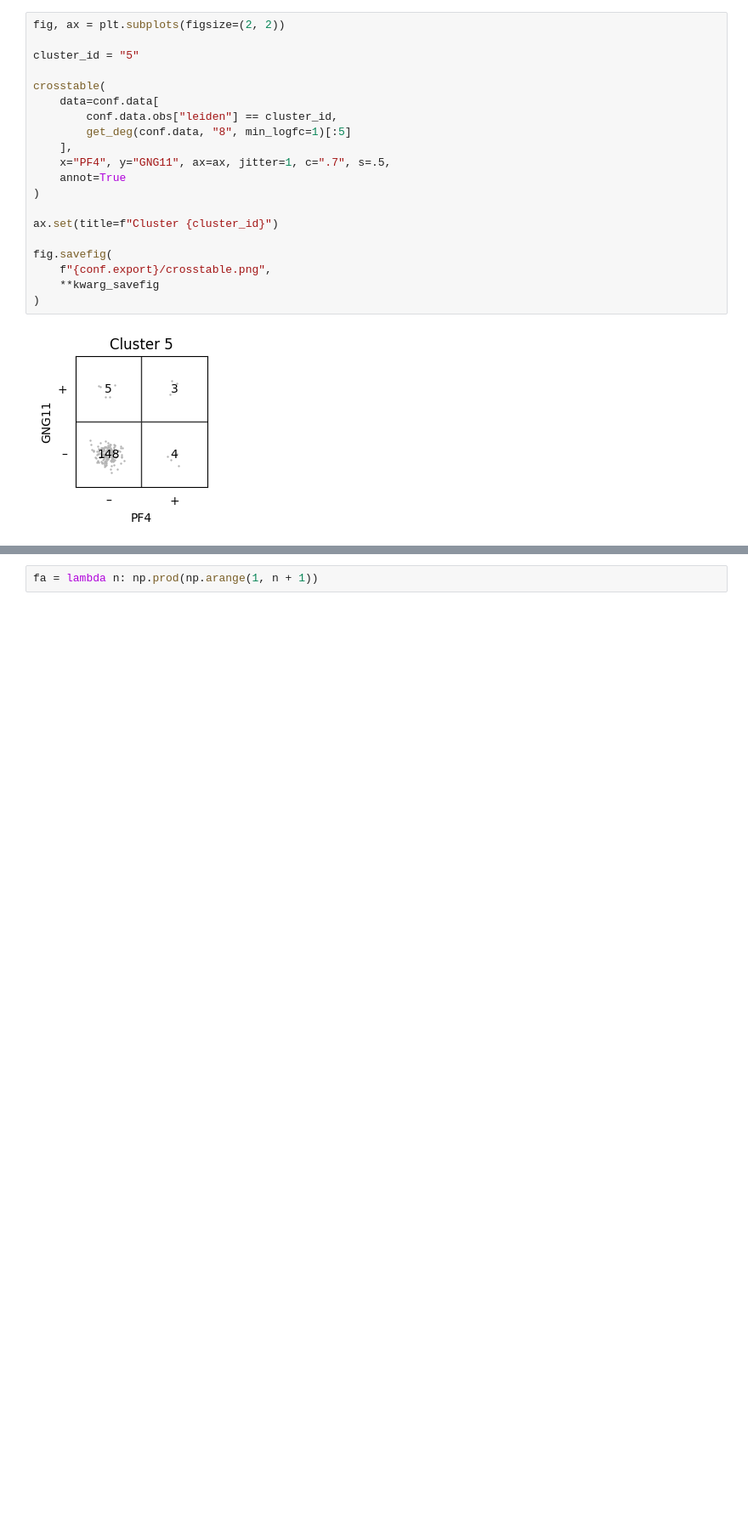
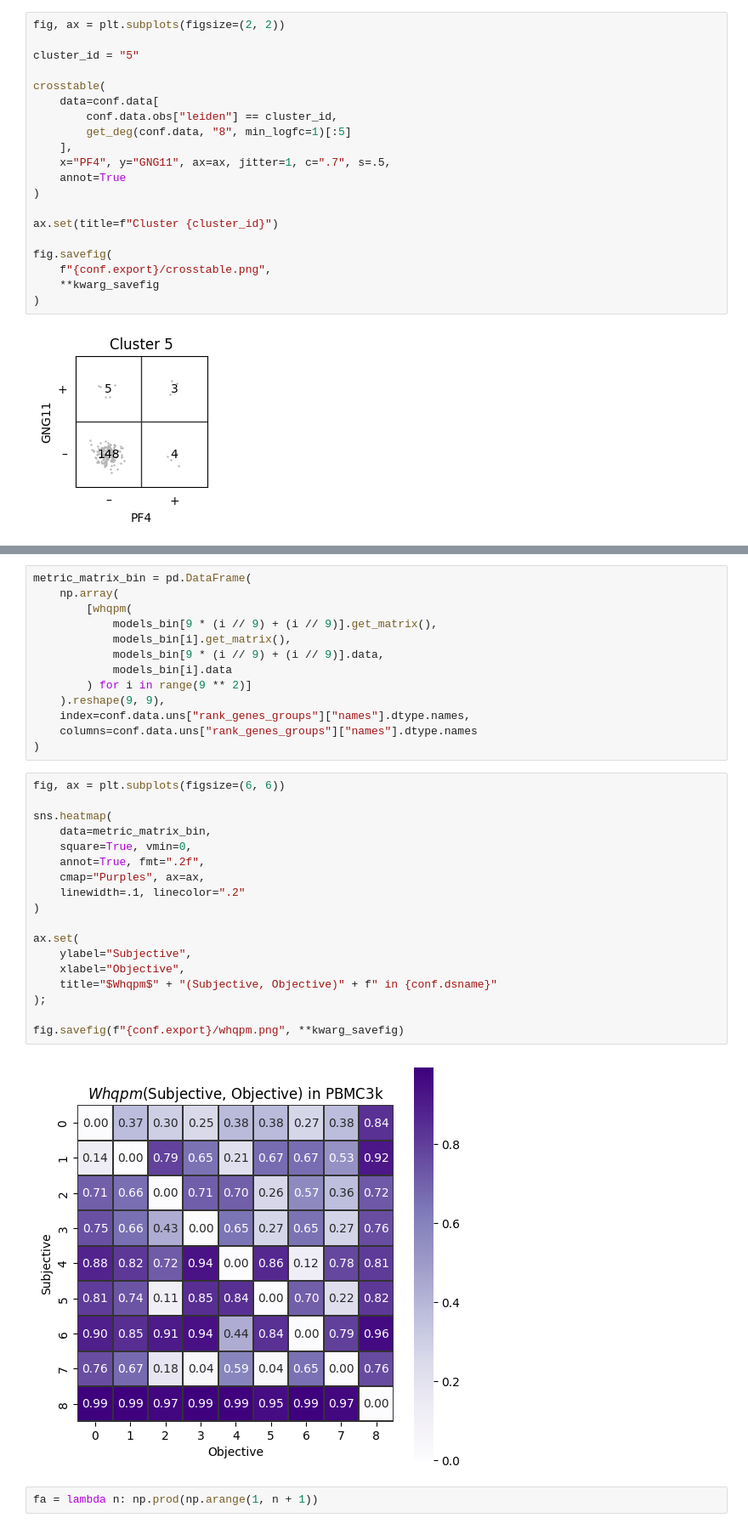
Before and after one commit to yo-aka-gene/grnet, a Jupyter notebook: docs/notebooks/pbmc3k_viz.ipynb, the cells around one changed output, grey strips where cells are left out. Shown at 85% size. Cells and saved outputs as stored; diff of their text form; blank space fills up the shorter version.

```diff
--- a/docs/notebooks/pbmc3k_viz.ipynb
+++ b/docs/notebooks/pbmc3k_viz.ipynb
@@ -892,3 +942,36 @@ fig.savefig(
+# %%
+metric_matrix_bin = pd.DataFrame(
+    np.array(
+        [whqpm(
+            models_bin[9 * (i // 9) + (i // 9)].get_matrix(),
+            models_bin[i].get_matrix(),
+            models_bin[9 * (i // 9) + (i // 9)].data,
+            models_bin[i].data
+        ) for i in range(9 ** 2)]
+    ).reshape(9, 9),
+    index=conf.data.uns["rank_genes_groups"]["names"].dtype.names,
+    columns=conf.data.uns["rank_genes_groups"]["names"].dtype.names
+)
+# %%
+fig, ax = plt.subplots(figsize=(6, 6))
+
+sns.heatmap(
+    data=metric_matrix_bin,
+    square=True, vmin=0,
+    annot=True, fmt=".2f",
+    cmap="Purples", ax=ax,
+    linewidth=.1, linecolor=".2"
+)
+
+ax.set(
+    ylabel="Subjective",
+    xlabel="Objective",
+    title="$Whqpm$" + "(Subjective, Objective)" + f" in {conf.dsname}"
+);
+
+fig.savefig(f"{conf.export}/whqpm.png", **kwarg_savefig)
+# %% [output]
+[figure, added]
 # %%
 fa = lambda n: np.prod(np.arange(1, n + 1))
 # %%
```
Also changed, not shown: parts of 6 cells of this notebook, 3 other files.
